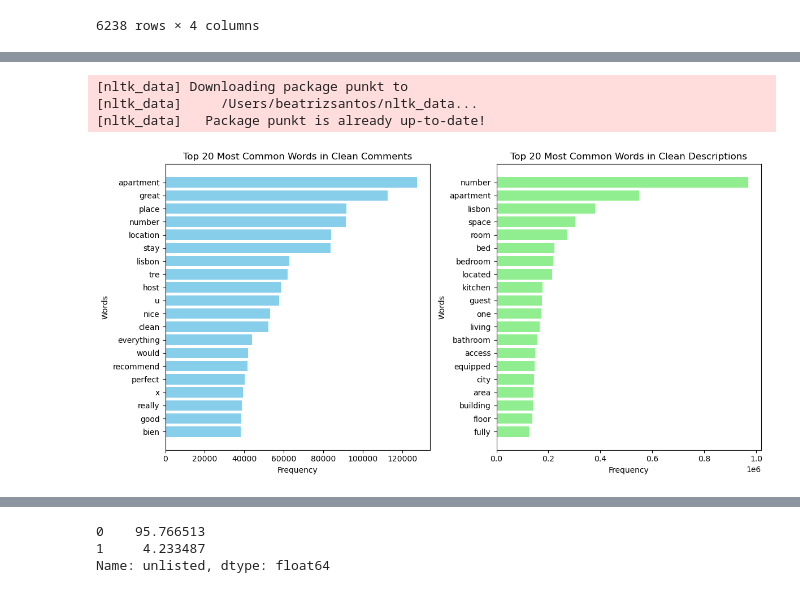
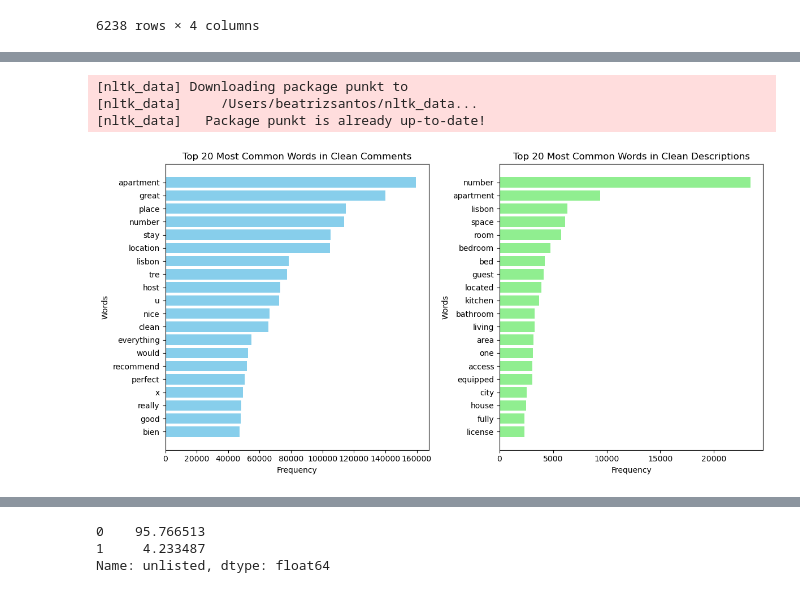
Before and after one commit to beatrizdsantosss/Text-mining-project-, a Jupyter notebook: NLP_45.ipynb, the cells around one changed output, grey strips where cells are left out. Saved outputs shown, nothing was run; the diff lists cells and outputs as text; code cells hidden in the pictures.

```diff
--- a/NLP_45.ipynb
+++ b/NLP_45.ipynb
@@ -2074,0 +2059,2 @@ X_train_clean_preprocessed
+# %%
+grouped_df['comments_and_description'] = grouped_df['clean_comments'] + ' ' + grouped_df['clean_description']
@@ -2074,0 +2077,3 @@ X_train_clean_preprocessed
+# %%
+grouped_df = grouped_df.apply(lambda x: x.astype(str).str.lower())
+grouped_df
@@ -2093,6 +2113,0 @@ X_train_clean_preprocessed
-# %%
-
-grouped_df = X_train_clean_preprocessed.groupby(['houseID'])['clean_comments'].apply(' '.join)
-
-
-print(grouped_df)
@@ -2274,39 +2243,39 @@ nltk.download('punkt')
 # Assuming X_train_clean is your DataFrame
 
 # Tokenize the text and count the word frequencies for 'clean_comments'
-all_words_comments = word_tokenize(' '.join(X_train_clean_preprocessed['clean_comments'].astype(str)))
+all_words_comments = word_tokenize(' '.join(grouped_df['clean_comments'].astype(str)))
 word_freq_comments = Counter(all_words_comments)
 common_words_comments = word_freq_comments.most_common(20)
 words_comments, counts_comments = zip(*common_words_comments)
 
 # Tokenize the text and count the word frequencies for 'clean_description'
-all_words_description = word_tokenize(' '.join(X_train_clean_preprocessed['clean_description'].astype(str)))
+all_words_description = word_tokenize(' '.join(grouped_df['clean_description'].astype(str)))
 word_freq_description = Counter(all_words_description)
 common_words_description = word_freq_description.most_common(20)
 words_description, counts_description = zip(*common_words_description)
 
 # Create the bar plot for 'clean_comments'
 plt.figure(figsize=(12, 6))
 
 plt.subplot(1, 2, 1)
 plt.barh(words_comments, counts_comments, color='skyblue')
 plt.xlabel('Frequency')
 plt.ylabel('Words')
 plt.title('Top 20 Most Common Words in Clean Comments')
 plt.gca().invert_yaxis()  # Invert y-axis to have the highest frequency at the top
 
 # Create the bar plot for 'clean_description'
 plt.subplot(1, 2, 2)
 plt.barh(words_description, counts_description, color='lightgreen')
 plt.xlabel('Frequency')
 plt.ylabel('Words')
 plt.title('Top 20 Most Common Words in Clean Descriptions')
 plt.gca().invert_yaxis()  # Invert y-axis to have the highest frequency at the top
 
 plt.tight_layout()
 plt.show()
 # %% [output]
 [nltk_data] Downloading package punkt to
 [nltk_data]     /Users/beatrizsantos/nltk_data...
 [nltk_data]   Package punkt is already up-to-date!
-[figure, old version]
+[figure, new version]
```
Also changed, not shown: parts of 30 cells of this notebook.
